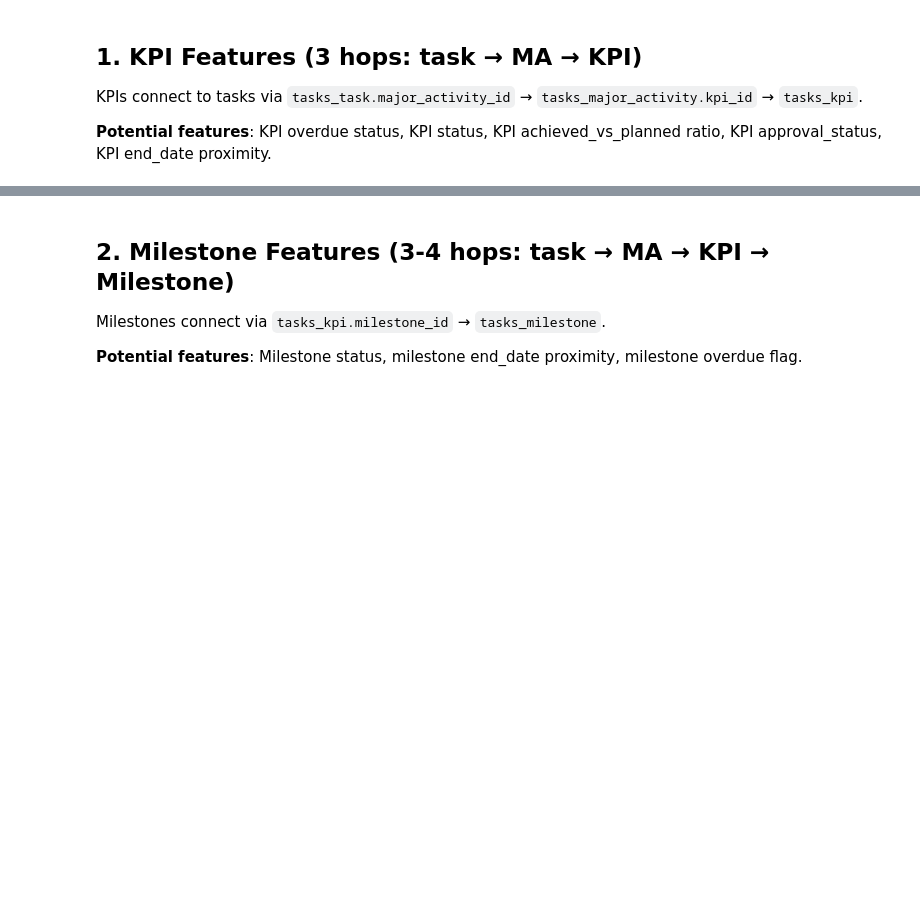
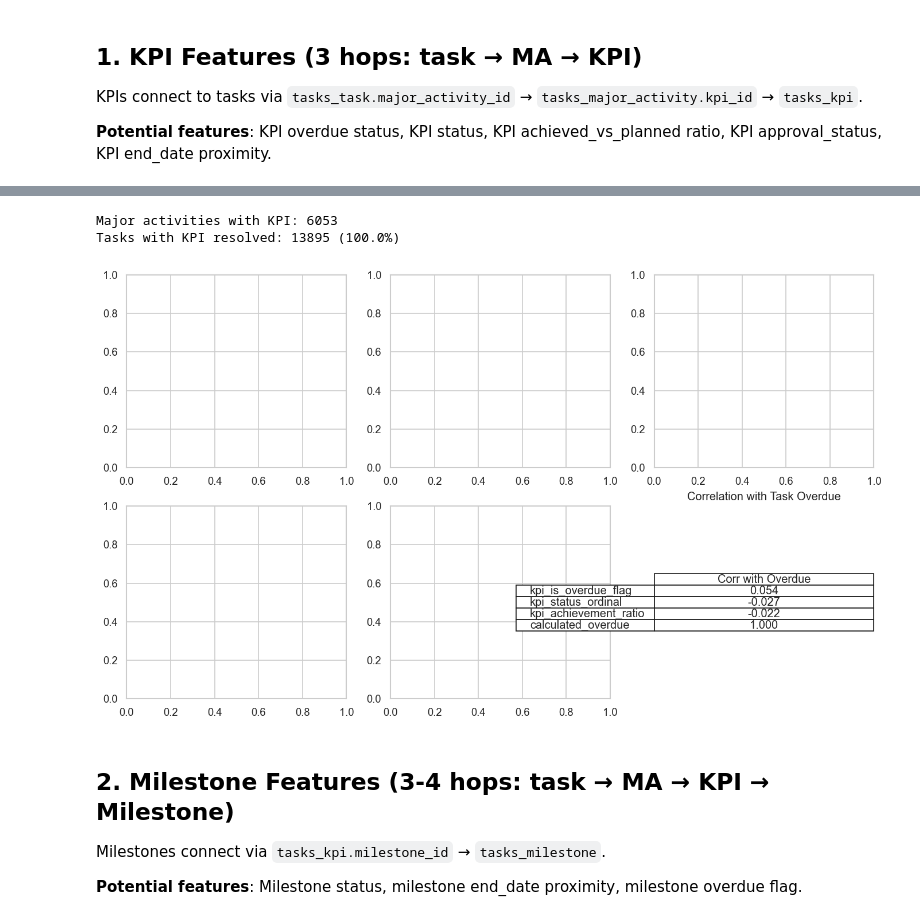
Before and after one commit to Bezawit-cloud/gheero-pms-analytics, a Jupyter notebook: notebooks/explore_distant_tables.ipynb, the cells around one changed output, grey strips where cells are left out. Cells and saved outputs as stored; diff of their text form; code cells hidden in the pictures; blank space fills up the shorter version.

```diff
--- a/notebooks/explore_distant_tables.ipynb
+++ b/notebooks/explore_distant_tables.ipynb
@@ -25,8 +25,8 @@ DB_URL = 'postgresql://postgres:12345678@172.31.237.108:5432/tasktracker_clone'
 engine = create_engine(DB_URL)
 
 def q(sql):
-    with engine.connect() as conn:
-        return pd.read_sql(text(sql), conn)
+
+    return pd.read_sql(sql, engine)
 # %%
 # Load base tasks with computed target
 tasks = q("""
@@ -101,20 +122,26 @@ print(f'Major activities with KPI: {len(ma_kpi)}')
 df = tasks.merge(ma_kpi, on='major_activity_id', how='left')
 df = df.merge(kpi, on='kpi_id', how='left')
 print(f'Tasks with KPI resolved: {df["kpi_id"].notna().sum()} ({df["kpi_id"].notna().mean():.1%})')
+# %% [output]
+Major activities with KPI: 6053
+Tasks with KPI resolved: 13895 (100.0%)
 # %%
 # KPI status correlation snippet
+fig, axes = plt.subplots(2, 3, figsize=(14, 8))
 corr_data = ['kpi_is_overdue_flag', 'kpi_status_ordinal', 'kpi_achievement_ratio', 'calculated_overdue']
 corr_kpi = df[corr_data].corr()['calculated_overdue'].dropna()
 axes[1, 2].axis('off')
 if len(corr_kpi) > 0:
     axes[1, 2].table(cellText=[[f'{v:.3f}'] for v in corr_kpi.values],
                      rowLabels=corr_kpi.index,
                      colLabels=['Corr with Overdue'],
                      loc='center', cellLoc='center')
     axes[1, 2].set_title('Correlation with Task Overdue')
 else:
     axes[1, 2].text(0.5, 0.5, 'No KPI data resolved', ha='center', va='center', fontsize=12)
     axes[1, 2].set_title('Correlation (no data)')
+# %% [output]
+[figure, added]
 # %% [markdown]
 ## 2. Milestone Features (3-4 hops: task → MA → KPI → Milestone)
 
```
Also changed, not shown: parts of 20 cells of this notebook, 4 other files.
